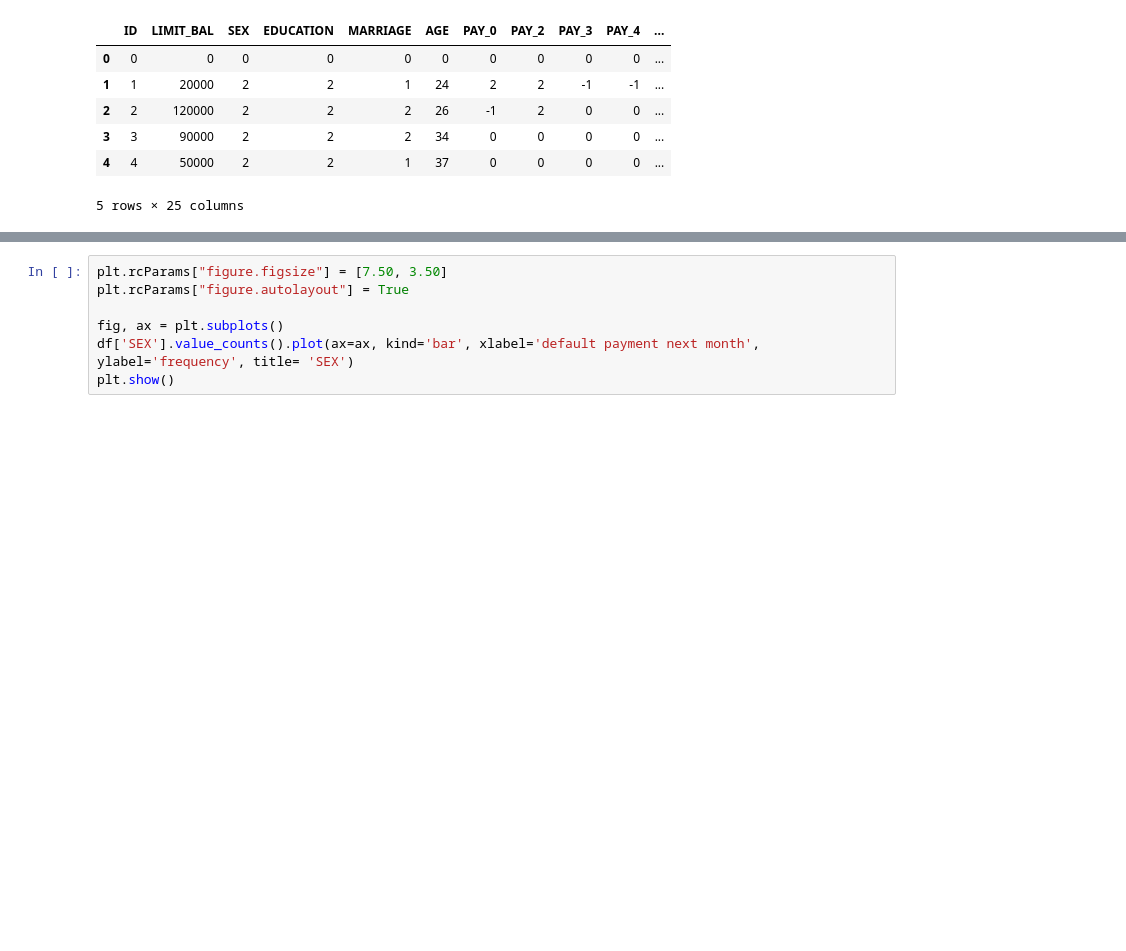
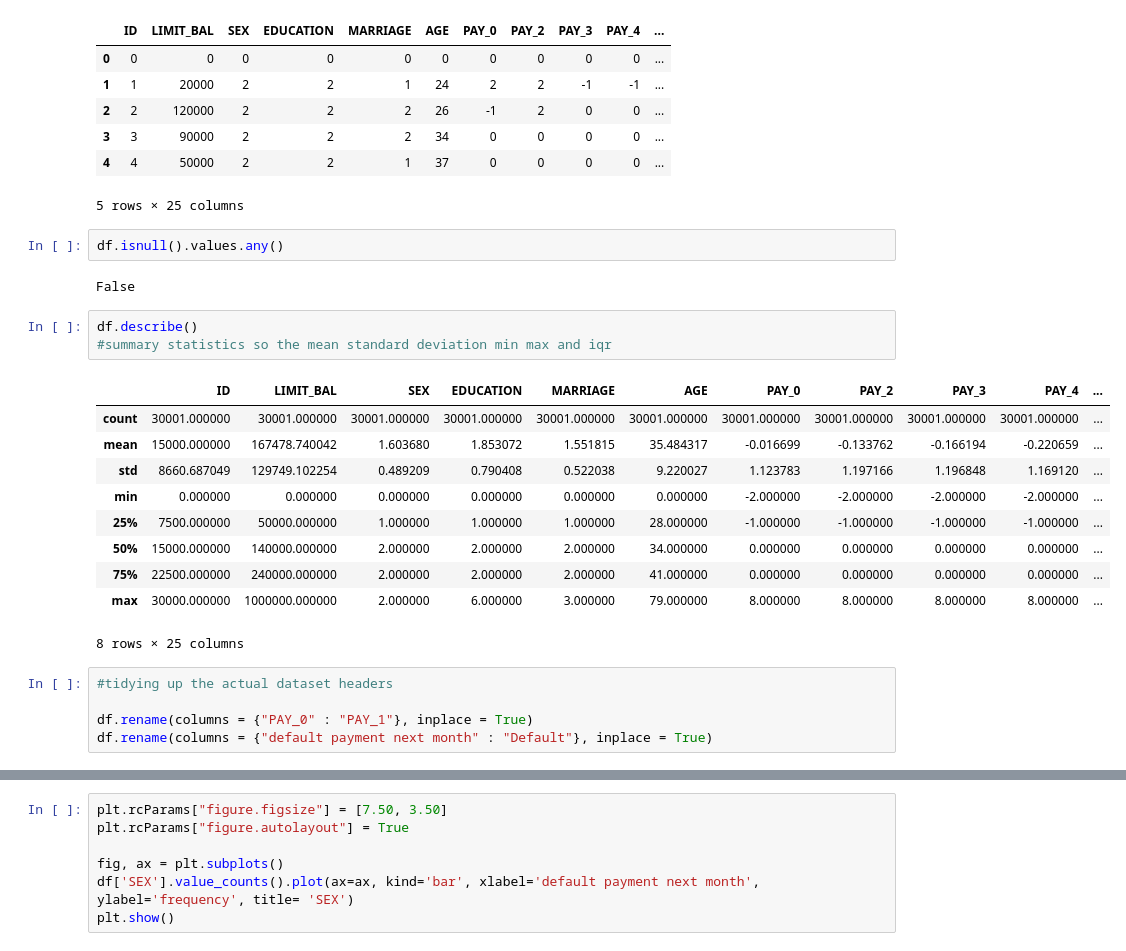
Before and after one commit to faizaj0/Credit-Card-Default-Prediction, a Jupyter notebook: Artificial Intelligence.ipynb, the cells around one changed output, grey strips where cells are left out. Cells and saved outputs as stored; diff of their text form; blank space fills up the shorter version.

```diff
--- a/Artificial Intelligence.ipynb
+++ b/Artificial Intelligence.ipynb
@@ -48,3 +33,26 @@ df.head()
 | 3 | 3 | 90000 | 2 | 2 | 2 | 34 | 0 | 0 | 0 | 0 | ... |
 | 4 | 4 | 50000 | 2 | 2 | 1 | 37 | 0 | 0 | 0 | 0 | ... |
 5 rows × 25 columns
+# %%
+df.isnull().values.any()
+# %% [output]
+False
+# %%
+df.describe()
+#summary statistics so the mean standard deviation min max and iqr
+# %% [output]
+|  | ID | LIMIT_BAL | SEX | EDUCATION | MARRIAGE | AGE | PAY_0 | PAY_2 | PAY_3 | PAY_4 | ... |
+| count | 30001.000000 | 30001.000000 | 30001.000000 | 30001.000000 | 30001.000000 | 30001.000000 | 30001.000000 | 30001.000000 | 30001.000000 | 30001.000000 | ... |
+| mean | 15000.000000 | 167478.740042 | 1.603680 | 1.853072 | 1.551815 | 35.484317 | -0.016699 | -0.133762 | -0.166194 | -0.220659 | ... |
+| std | 8660.687049 | 129749.102254 | 0.489209 | 0.790408 | 0.522038 | 9.220027 | 1.123783 | 1.197166 | 1.196848 | 1.169120 | ... |
+| min | 0.000000 | 0.000000 | 0.000000 | 0.000000 | 0.000000 | 0.000000 | -2.000000 | -2.000000 | -2.000000 | -2.000000 | ... |
+| 25% | 7500.000000 | 50000.000000 | 1.000000 | 1.000000 | 1.000000 | 28.000000 | -1.000000 | -1.000000 | -1.000000 | -1.000000 | ... |
+| 50% | 15000.000000 | 140000.000000 | 2.000000 | 2.000000 | 2.000000 | 34.000000 | 0.000000 | 0.000000 | 0.000000 | 0.000000 | ... |
+| 75% | 22500.000000 | 240000.000000 | 2.000000 | 2.000000 | 2.000000 | 41.000000 | 0.000000 | 0.000000 | 0.000000 | 0.000000 | ... |
+| max | 30000.000000 | 1000000.000000 | 2.000000 | 6.000000 | 3.000000 | 79.000000 | 8.000000 | 8.000000 | 8.000000 | 8.000000 | ... |
+8 rows × 25 columns
+# %%
+#tidying up the actual dataset headers
+
+df.rename(columns = {"PAY_0" : "PAY_1"}, inplace = True)
+df.rename(columns = {"default payment next month" : "Default"}, inplace = True)
```
Also changed, not shown: parts of 36 cells of this notebook.
